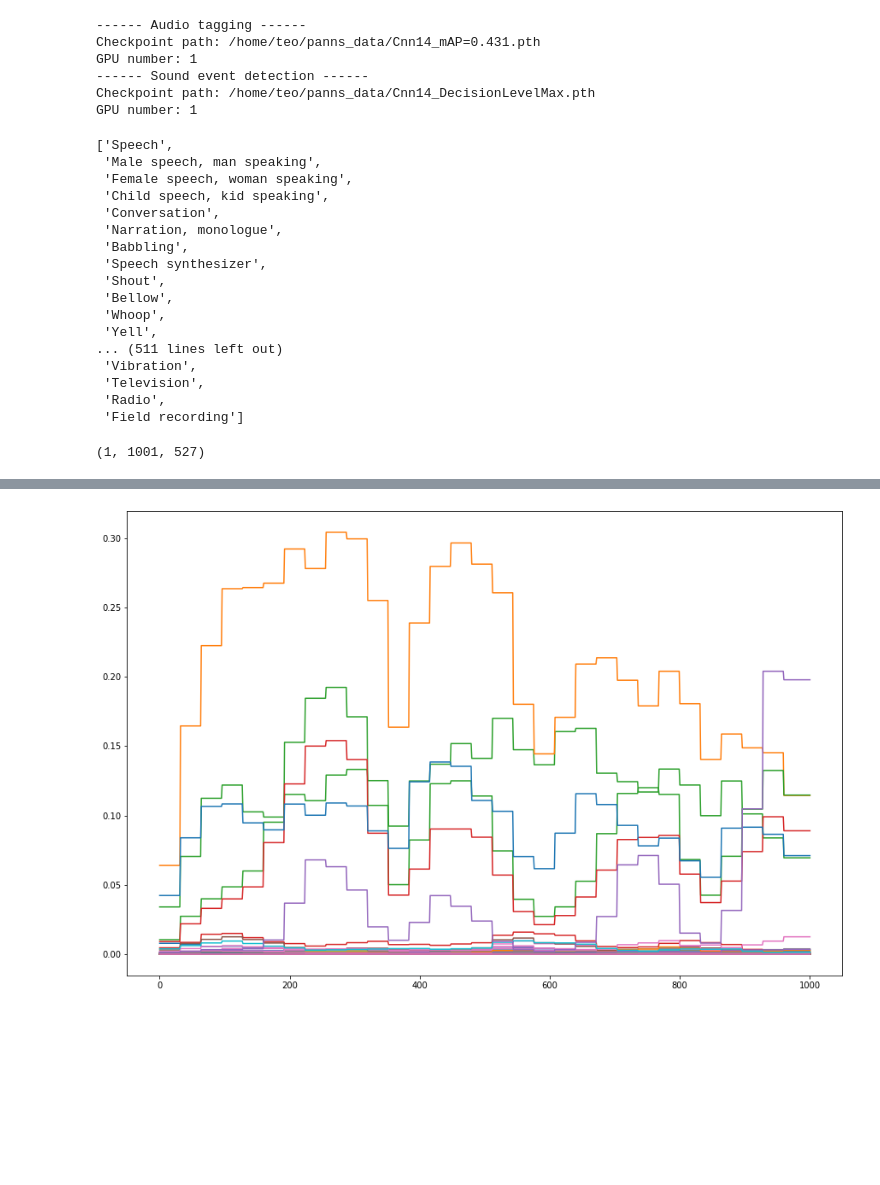
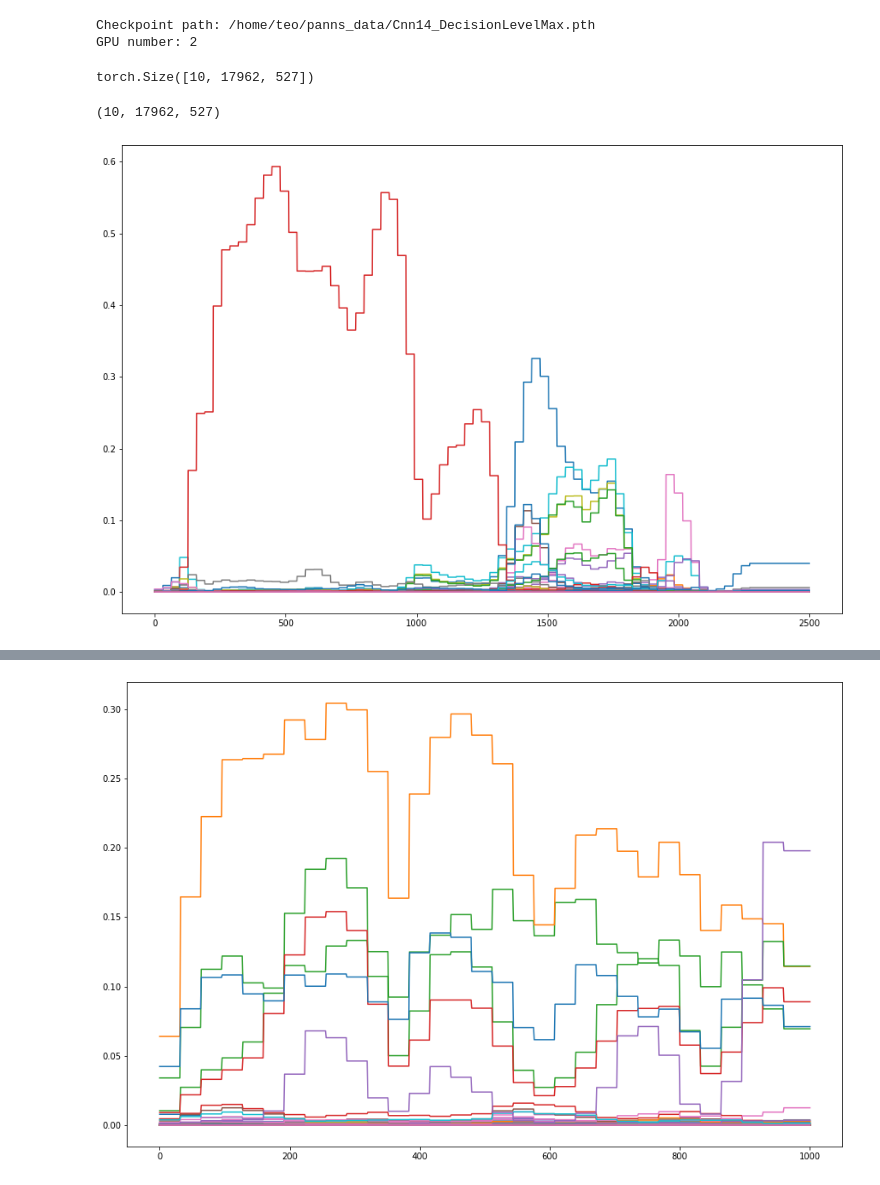
Before and after one commit to daewoung/nia-sound-event, a Jupyter notebook: sed.ipynb, the cells around one changed output, grey strips where cells are left out. Drawn from its saved outputs; the diff is of its cells as text; code cells hidden in the pictures; blank space fills up the shorter version.

```diff
--- a/sed.ipynb
+++ b/sed.ipynb
@@ -2,46 +22,50 @@
 import librosa
 import panns_inference
 from panns_inference import AudioTagging, SoundEventDetection, labels
+from data_utils import OnFlyAudio, pad_collate
+from torch.utils.data import DataLoader
 
-audio_path = 'a002_110_120.wav'
-(audio, _) = librosa.core.load(audio_path, sr=32000, mono=True)
-audio = audio[None, :]  # (batch_size, segment_samples)
 
-print('------ Audio tagging ------')
-at = AudioTagging(checkpoint_path=None, device='cuda')
-(clipwise_output, embedding) = at.inference(audio)
+path = "/home/teo/label-studio_files/nia_dataset/1cycle"
+dataset = OnFlyAudio(path)
 
-print('------ Sound event detection ------')
+data_loader = DataLoader(dataset, batch_size=10, collate_fn=pad_collate, pin_memory=True, num_workers=2, drop_last=False)
 sed = SoundEventDetection(checkpoint_path=None, device='cuda')
-framewise_output = sed.inference(audio)
+pred = []
+
+for i, batch in enumerate(data_loader):
+  audio, lens = batch
+  framewise_output = sed.inference(audio)
+  break
 # %% [output]
------- Audio tagging ------
-Checkpoint path: /home/teo/panns_data/Cnn14_mAP=0.431.pth
-GPU number: 1
------- Sound event detection ------
 Checkpoint path: /home/teo/panns_data/Cnn14_DecisionLevelMax.pth
-GPU number: 1
+GPU number: 2
-# %%
-sed.labels
-# %% [output]
-['Speech',
- 'Male speech, man speaking',
- 'Female speech, woman speaking',
- 'Child speech, kid speaking',
- 'Conversation',
- 'Narration, monologue',
- 'Babbling',
- 'Speech synthesizer',
- 'Shout',
- 'Bellow',
- 'Whoop',
- 'Yell',
-... (511 lines left out)
- 'Vibration',
- 'Television',
- 'Radio',
- 'Field recording']
-# %%
-framewise_output.shape
-# %% [output]
-(1, 1001, 527)
+# %%
+import torch
+class Smoother(torch.nn.Module):
+  def __init__(self) -> None:
+    super().__init__()
+    self.conv = torch.nn.Conv2d(1, 1, kernel_size=(501,1), padding_mode='reflect', padding=(250, 0))
+    self.conv.weight.data = torch.ones_like(self.conv.weight)
+    self.conv.requires_grad_ = False
+
+  def forward(self, pred):
+    with torch.no_grad():
+      return self.conv(torch.Tensor(pred).unsqueeze(1))[:,0] / self.conv.kernel_size[0]
+
+smoother = Smoother()
+smoothed_out = smoother(framewise_output)
+smoothed_out.shape
+# %% [output]
+torch.Size([10, 17962, 527])
+# %%
+framewise_output.shape
+# %% [output]
+(10, 17962, 527)
+# %%
+import matplotlib.pyplot as plt
+plt.figure(figsize=(15,10))
+for i in range (527):
+  plt.plot(framewise_output[0,:2500,i])
+# %% [output]
+[figure, added]
```
Also changed, not shown: parts of 5 cells of this notebook, 3 other files.
